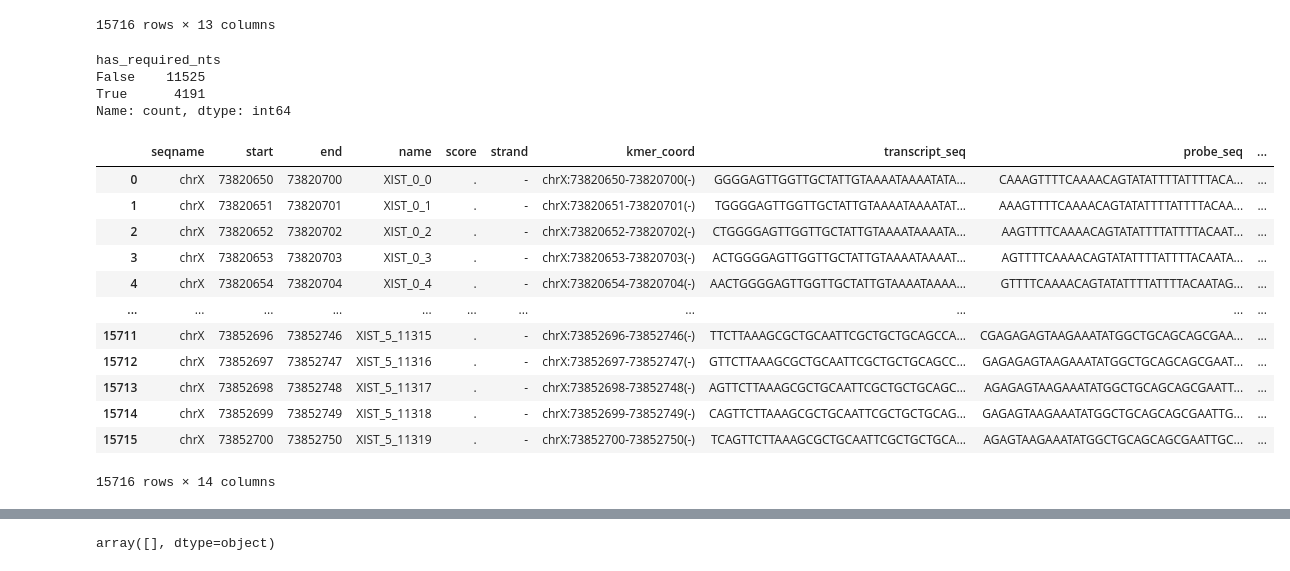
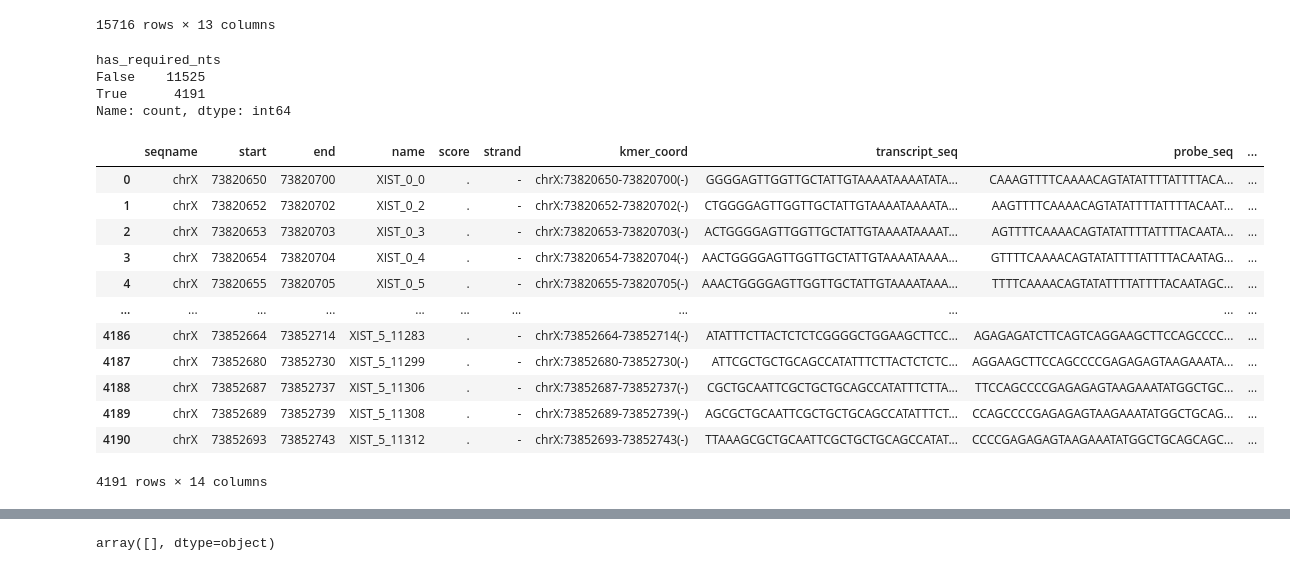
Before and after one commit to Teichlab/gene2probe, a Jupyter notebook: notebooks/002_make_exon_probes_XIST.ipynb, the cells around one changed output, grey strips where cells are left out. Saved outputs shown, nothing was run; the diff lists cells and outputs as text; code cells hidden in the pictures.

```diff
--- a/notebooks/002_make_exon_probes_XIST.ipynb
+++ b/notebooks/002_make_exon_probes_XIST.ipynb
@@ -147,3 +148,3 @@ if snp_db is not None:
 # %%
-roi_kmers_filtered = roi_kmers_bed.to_dataframe(names=['seqname', 'start', 'end', 'name', 'score', 'strand'])
+kmers = kmers_bed.to_dataframe(names=['seqname', 'start', 'end', 'name', 'score', 'strand'])
 # %%
@@ -164,11 +165,11 @@ roi_kmers_filtered
 15716 rows × 6 columns
 # %%
 ## Get DNA for the transcript
-roi_kmers_seq = roi_kmers_bed.sequence(fi=fasta, s=True)
+kmers_seq = kmers_bed.sequence(fi=fasta, s=True)
 
 ## We can read in the sequences and simultaneously monitor GC content and count the longest homopolymer stretch
-roi_kmers_stats = get_sequence_stats(roi_kmers_seq.seqfn, probe_length, split_nt)
+kmers_seq_stats = get_sequence_stats(kmers_seq.seqfn, probe_length, split_nt)
 # %%
 ## Combining with our dataframe
-roi_kmers_filtered = pd.merge(roi_kmers_filtered, roi_kmers_stats, left_index=True, right_index=True)
+kmers = pd.merge(kmers, kmers_seq_stats, left_index=True, right_index=True)
 # %%
@@ -190,13 +191,14 @@ roi_kmers_filtered
 # %%
 ## Check for required nucleotides in specific positions:
 if required_nts is not None:
-    roi_kmers_filtered['has_required_nts'] = check_for_required_nts(roi_kmers_filtered, required_nts)
+    kmers['has_required_nts'] = check_for_required_nts(kmers, required_nts)
+    print(kmers['has_required_nts'].value_counts())
+    ## Filter for required nucleotides
+    kmers = kmers[kmers['has_required_nts']==True].reset_index(drop=True)
+# %% [output]
+has_required_nts
+False    11525
+True      4191
+Name: count, dtype: int64
-# %%
-roi_kmers_filtered['has_required_nts'].value_counts()
-# %% [output]
-has_required_nts
-False    11525
-True      4191
-Name: count, dtype: int64
 # %%
 ## Export kmers before filtering
@@ -204,18 +206,18 @@ roi_kmers_filtered.to_csv((out_dir + 'kmers_candidates_unfiltered.csv'))
 # %%
-roi_kmers_filtered
+kmers
 # %% [output]
 |  | seqname | start | end | name | score | strand | kmer_coord | transcript_seq | probe_seq | ... |
 | 0 | chrX | 73820650 | 73820700 | XIST_0_0 | . | - | chrX:73820650-73820700(-) | GGGGAGTTGGTTGCTATTGTAAAATAAAATATA... | CAAAGTTTTCAAAACAGTATATTTTATTTTACA... | ... |
-| 1 | chrX | 73820651 | 73820701 | XIST_0_1 | . | - | chrX:73820651-73820701(-) | TGGGGAGTTGGTTGCTATTGTAAAATAAAATAT... | AAAGTTTTCAAAACAGTATATTTTATTTTACAA... | ... |
-| 2 | chrX | 73820652 | 73820702 | XIST_0_2 | . | - | chrX:73820652-73820702(-) | CTGGGGAGTTGGTTGCTATTGTAAAATAAAATA... | AAGTTTTCAAAACAGTATATTTTATTTTACAAT... | ... |
-| 3 | chrX | 73820653 | 73820703 | XIST_0_3 | . | - | chrX:73820653-73820703(-) | ACTGGGGAGTTGGTTGCTATTGTAAAATAAAAT... | AGTTTTCAAAACAGTATATTTTATTTTACAATA... | ... |
-| 4 | chrX | 73820654 | 73820704 | XIST_0_4 | . | - | chrX:73820654-73820704(-) | AACTGGGGAGTTGGTTGCTATTGTAAAATAAAA... | GTTTTCAAAACAGTATATTTTATTTTACAATAG... | ... |
+| 1 | chrX | 73820652 | 73820702 | XIST_0_2 | . | - | chrX:73820652-73820702(-) | CTGGGGAGTTGGTTGCTATTGTAAAATAAAATA... | AAGTTTTCAAAACAGTATATTTTATTTTACAAT... | ... |
+| 2 | chrX | 73820653 | 73820703 | XIST_0_3 | . | - | chrX:73820653-73820703(-) | ACTGGGGAGTTGGTTGCTATTGTAAAATAAAAT... | AGTTTTCAAAACAGTATATTTTATTTTACAATA... | ... |
+| 3 | chrX | 73820654 | 73820704 | XIST_0_4 | . | - | chrX:73820654-73820704(-) | AACTGGGGAGTTGGTTGCTATTGTAAAATAAAA... | GTTTTCAAAACAGTATATTTTATTTTACAATAG... | ... |
+| 4 | chrX | 73820655 | 73820705 | XIST_0_5 | . | - | chrX:73820655-73820705(-) | AAACTGGGGAGTTGGTTGCTATTGTAAAATAAA... | TTTTCAAAACAGTATATTTTATTTTACAATAGC... | ... |
 | ... | ... | ... | ... | ... | ... | ... | ... | ... | ... | ... |
-| 15711 | chrX | 73852696 | 73852746 | XIST_5_11315 | . | - | chrX:73852696-73852746(-) | TTCTTAAAGCGCTGCAATTCGCTGCTGCAGCCA... | CGAGAGAGTAAGAAATATGGCTGCAGCAGCGAA... | ... |
-| 15712 | chrX | 73852697 | 73852747 | XIST_5_11316 | . | - | chrX:73852697-73852747(-) | GTTCTTAAAGCGCTGCAATTCGCTGCTGCAGCC... | GAGAGAGTAAGAAATATGGCTGCAGCAGCGAAT... | ... |
-| 15713 | chrX | 73852698 | 73852748 | XIST_5_11317 | . | - | chrX:73852698-73852748(-) | AGTTCTTAAAGCGCTGCAATTCGCTGCTGCAGC... | AGAGAGTAAGAAATATGGCTGCAGCAGCGAATT... | ... |
-| 15714 | chrX | 73852699 | 73852749 | XIST_5_11318 | . | - | chrX:73852699-73852749(-) | CAGTTCTTAAAGCGCTGCAATTCGCTGCTGCAG... | GAGAGTAAGAAATATGGCTGCAGCAGCGAATTG... | ... |
-| 15715 | chrX | 73852700 | 73852750 | XIST_5_11319 | . | - | chrX:73852700-73852750(-) | TCAGTTCTTAAAGCGCTGCAATTCGCTGCTGCA... | AGAGTAAGAAATATGGCTGCAGCAGCGAATTGC... | ... |
+| 4186 | chrX | 73852664 | 73852714 | XIST_5_11283 | . | - | chrX:73852664-73852714(-) | ATATTTCTTACTCTCTCGGGGCTGGAAGCTTCC... | AGAGAGATCTTCAGTCAGGAAGCTTCCAGCCCC... | ... |
+| 4187 | chrX | 73852680 | 73852730 | XIST_5_11299 | . | - | chrX:73852680-73852730(-) | ATTCGCTGCTGCAGCCATATTTCTTACTCTCTC... | AGGAAGCTTCCAGCCCCGAGAGAGTAAGAAATA... | ... |
+| 4188 | chrX | 73852687 | 73852737 | XIST_5_11306 | . | - | chrX:73852687-73852737(-) | CGCTGCAATTCGCTGCTGCAGCCATATTTCTTA... | TTCCAGCCCCGAGAGAGTAAGAAATATGGCTGC... | ... |
+| 4189 | chrX | 73852689 | 73852739 | XIST_5_11308 | . | - | chrX:73852689-73852739(-) | AGCGCTGCAATTCGCTGCTGCAGCCATATTTCT... | CCAGCCCCGAGAGAGTAAGAAATATGGCTGCAG... | ... |
+| 4190 | chrX | 73852693 | 73852743 | XIST_5_11312 | . | - | chrX:73852693-73852743(-) | TTAAAGCGCTGCAATTCGCTGCTGCAGCCATAT... | CCCCGAGAGAGTAAGAAATATGGCTGCAGCAGC... | ... |
-15716 rows × 14 columns
+4191 rows × 14 columns
 # %%
 ## Filter for GC content
```
Also changed, not shown: parts of 31 cells of this notebook.
